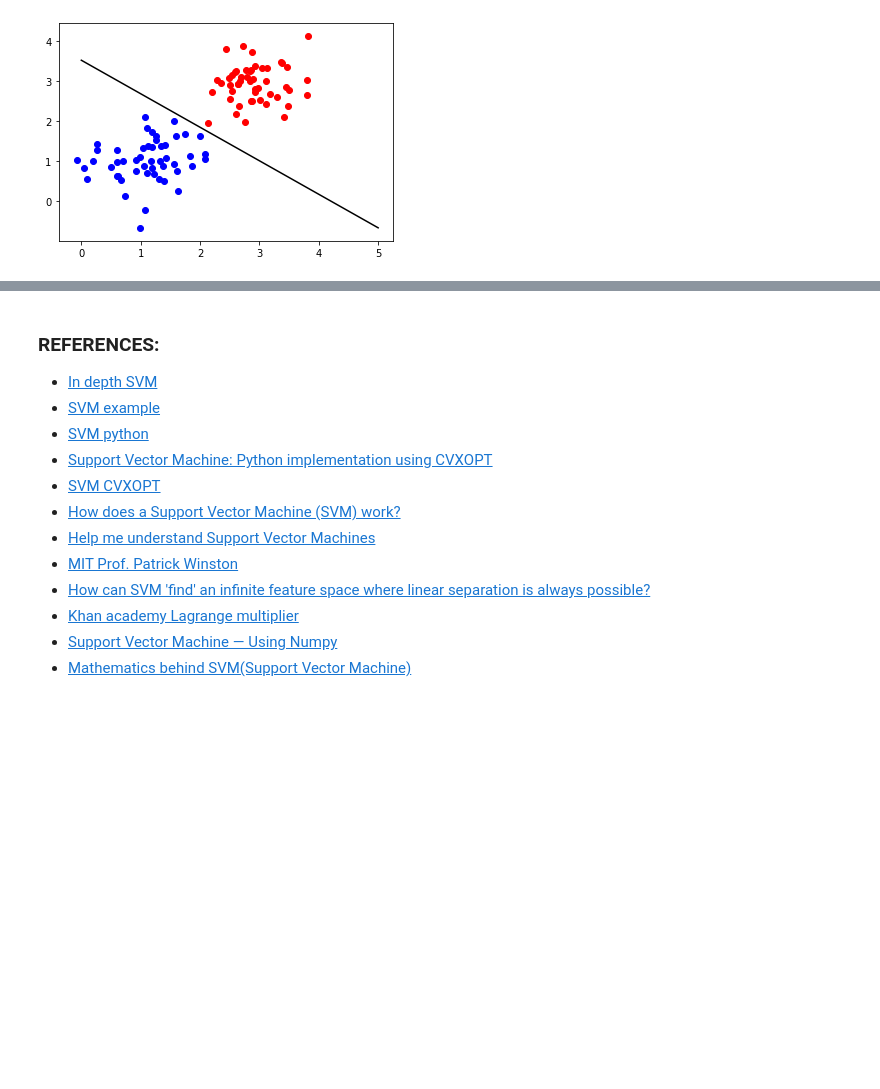
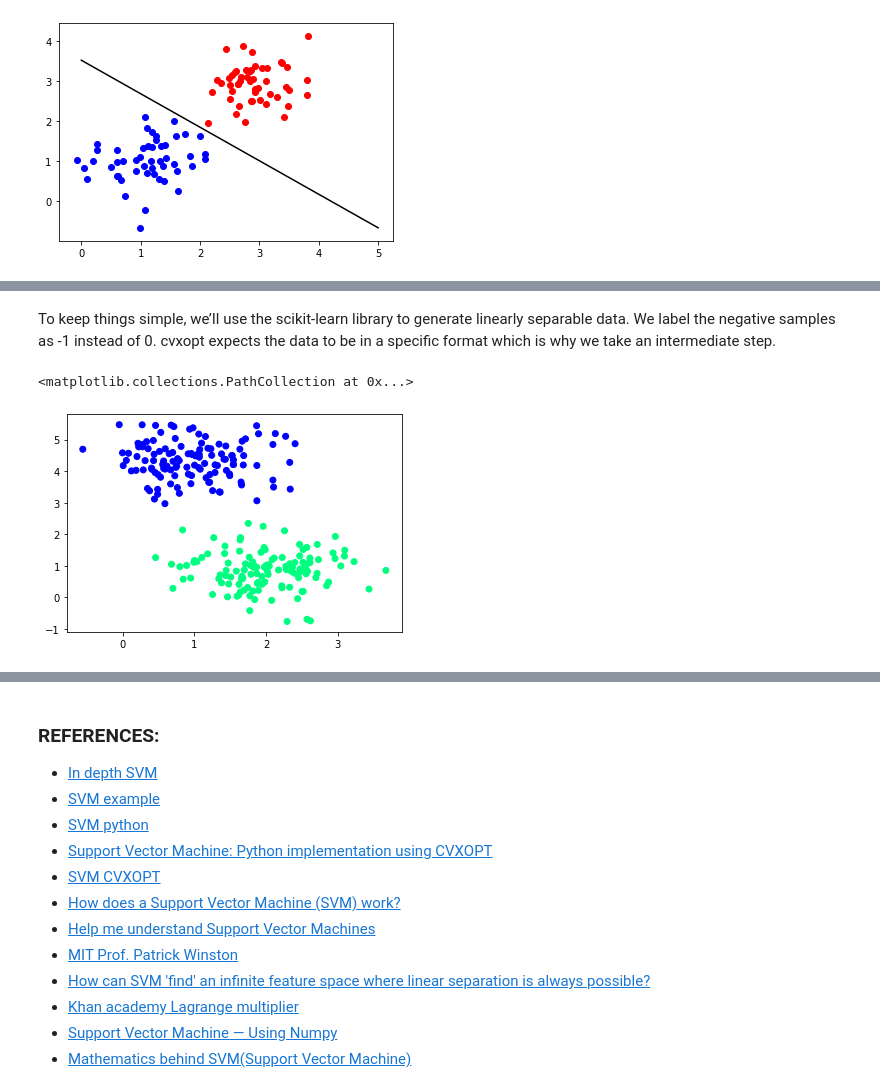
Before and after one commit to ZER-0-NE/ML_problems, a Jupyter notebook: ML-practice/Supervised Learning/Support Vector Machines (SVM)/Support Vector Machines.ipynb, the cells around one changed output, grey strips where cells are left out. Drawn from its saved outputs; the diff is of its cells as text; code cells hidden in the pictures; blank space fills up the shorter version.

```diff
--- a/ML-practice/Supervised Learning/Support Vector Machines (SVM)/Support Vector Machines.ipynb
+++ b/ML-practice/Supervised Learning/Support Vector Machines (SVM)/Support Vector Machines.ipynb
@@ -499,0 +555,14 @@ class SVM:
+# %% [markdown]
+To keep things simple, we’ll use the scikit-learn library to generate linearly separable data. We label the negative samples as -1 instead of 0. cvxopt expects the data to be in a specific format which is why we take an intermediate step.
+# %%
+X, y = make_blobs(n_samples=250, centers=2,
+                  random_state=0, cluster_std=0.60)
+y[y == 0] = -1
+
+tmp = np.ones(len(X))
+y = tmp * y
+# %%
+plt.scatter(X[:, 0], X[:, 1], c=y, cmap='winter')
+# %% [output]
+<matplotlib.collections.PathCollection at 0x...>
+[figure, added]
```
Also changed, not shown: parts of 5 cells of this notebook.
